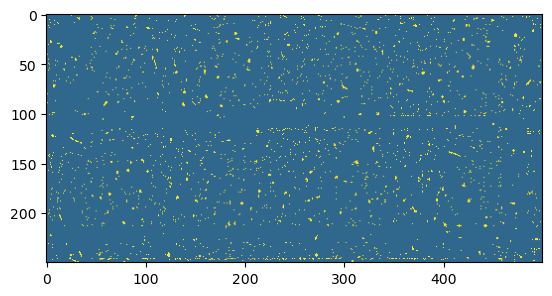
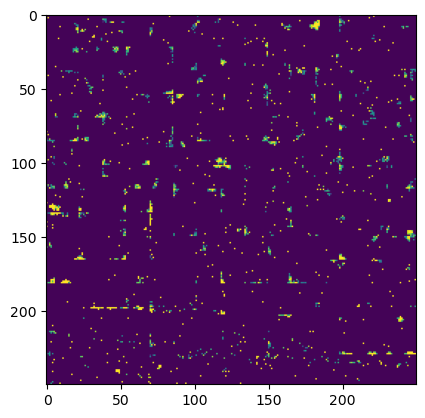
The notebook cell's code change between the first figure and the second:
--- before
+++ after
@@ -1 +1 @@
-plt.imshow(diff[250:500,500:1000],vmin=-10,vmax=20)
+plt.imshow(diff[250:500,250:500],vmin=-10,vmax=1000)

Commit: Adjusted ImagePatchExtractor to handle cases when there are less patches than the size of the remainder.